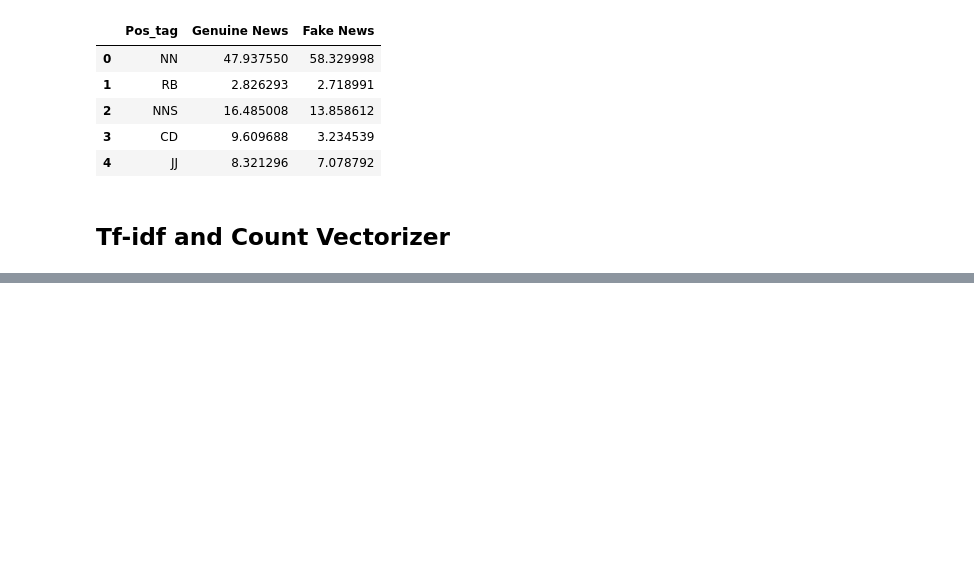
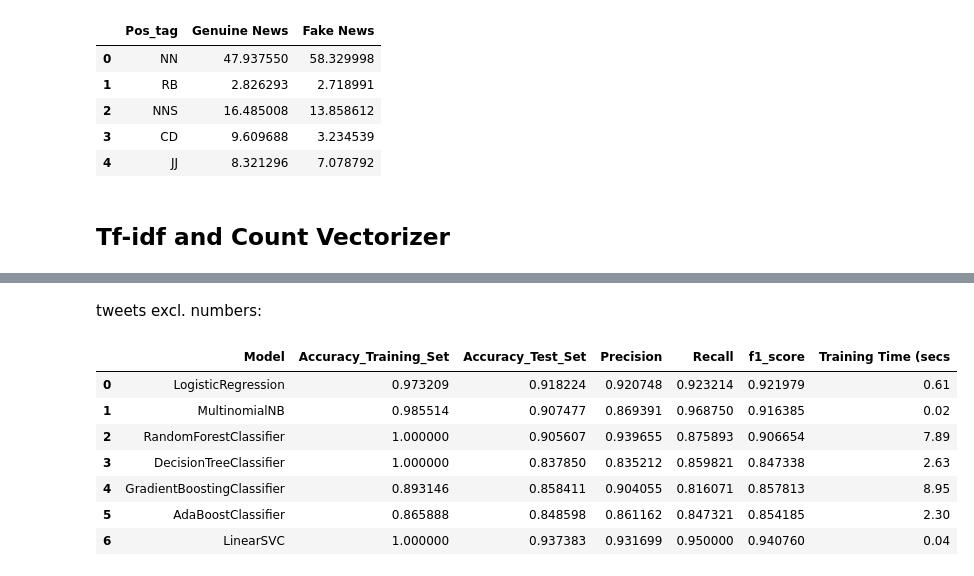
Before and after one commit to smkerr/COVID-fake-news-detection, a Jupyter notebook: combined_model.ipynb, the cells around one changed output, grey strips where cells are left out. Cells and saved outputs as stored; diff of their text form; code cells hidden in the pictures; blank space fills up the shorter version.

```diff
--- a/combined_model.ipynb
+++ b/combined_model.ipynb
@@ -354,0 +473,13 @@ df_perf_metrics
+# %% [markdown]
+tweets excl. numbers:
+# %%
+df_perf_metrics
+# %% [output]
+|  | Model | Accuracy_Training_Set | Accuracy_Test_Set | Precision | Recall | f1_score | Training Time (secs |
+| 0 | LogisticRegression | 0.973209 | 0.918224 | 0.920748 | 0.923214 | 0.921979 | 0.61 |
+| 1 | MultinomialNB | 0.985514 | 0.907477 | 0.869391 | 0.968750 | 0.916385 | 0.02 |
+| 2 | RandomForestClassifier | 1.000000 | 0.905607 | 0.939655 | 0.875893 | 0.906654 | 7.89 |
+| 3 | DecisionTreeClassifier | 1.000000 | 0.837850 | 0.835212 | 0.859821 | 0.847338 | 2.63 |
+| 4 | GradientBoostingClassifier | 0.893146 | 0.858411 | 0.904055 | 0.816071 | 0.857813 | 8.95 |
+| 5 | AdaBoostClassifier | 0.865888 | 0.848598 | 0.861162 | 0.847321 | 0.854185 | 2.30 |
+| 6 | LinearSVC | 1.000000 | 0.937383 | 0.931699 | 0.950000 | 0.940760 | 0.04 |
```
Also changed, not shown: parts of 19 cells of this notebook.
